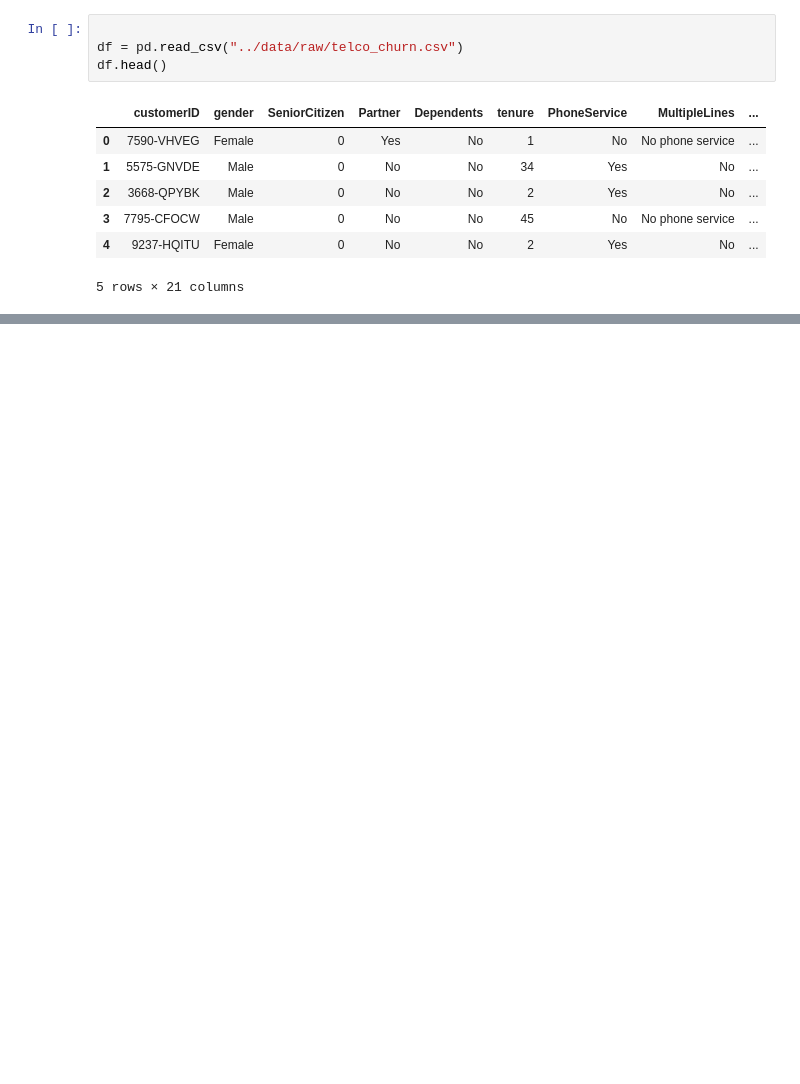
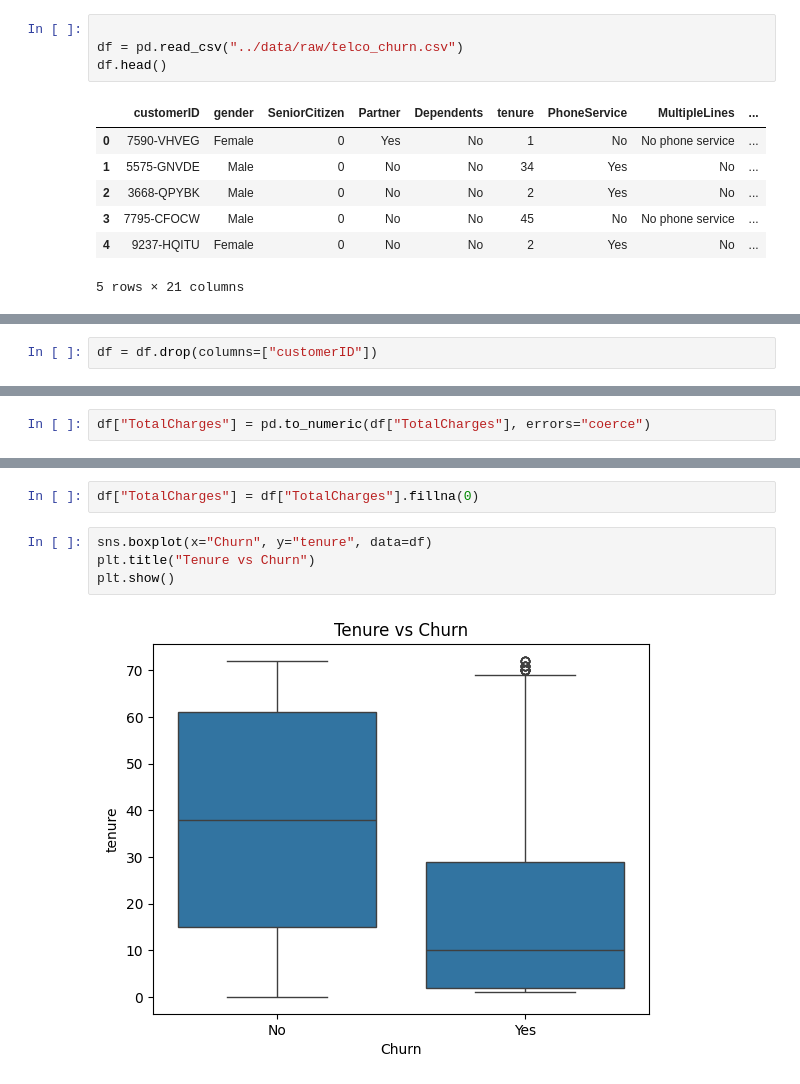
Before and after one commit to kamrankausher/customer-churn-prediction, a Jupyter notebook: notebooks/01_data_understanding.ipynb, the cells around one changed output, grey strips where cells are left out. Drawn from its saved outputs; the diff is of its cells as text; blank space fills up the shorter version.

```diff
--- a/notebooks/01_data_understanding.ipynb
+++ b/notebooks/01_data_understanding.ipynb
@@ -14,0 +92,2 @@ df.head()
+# %%
+df = df.drop(columns=["customerID"])
@@ -14,0 +110,2 @@ df.head()
+# %%
+df["TotalCharges"] = pd.to_numeric(df["TotalCharges"], errors="coerce")
@@ -14,0 +132,8 @@ df.head()
+# %%
+df["TotalCharges"] = df["TotalCharges"].fillna(0)
+# %%
+sns.boxplot(x="Churn", y="tenure", data=df)
+plt.title("Tenure vs Churn")
+plt.show()
+# %% [output]
+[figure, added]
```
Also changed, not shown: parts of 16 cells of this notebook.
